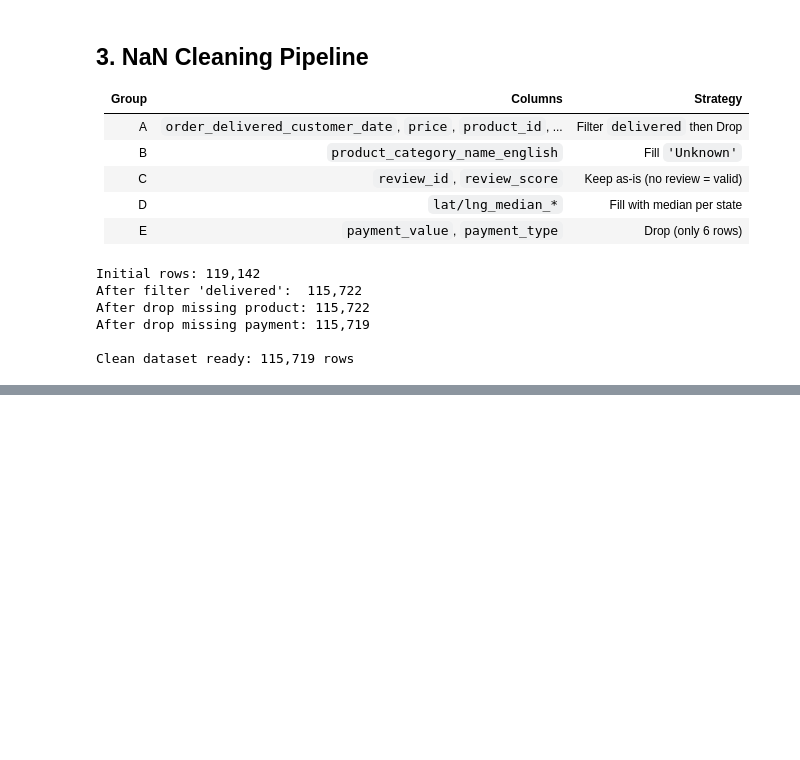
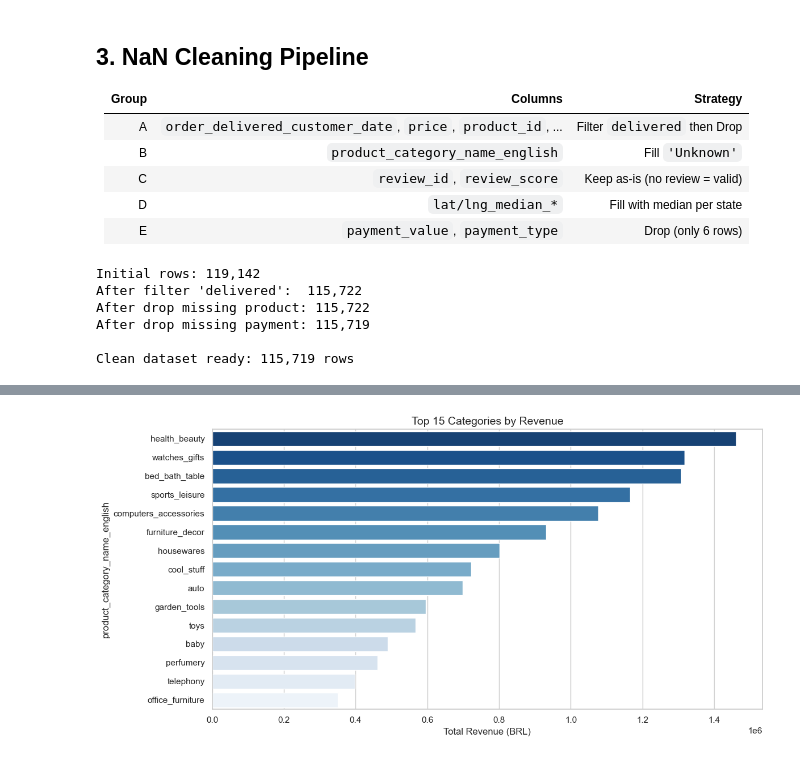
Before and after one commit to AIVIETNAM-AIO-TrangD/Project-1, a Jupyter notebook: notebooks/eda.ipynb, the cells around one changed output, grey strips where cells are left out. Cells and saved outputs as stored; diff of their text form; code cells hidden in the pictures; blank space fills up the shorter version.

```diff
--- a/notebooks/eda.ipynb
+++ b/notebooks/eda.ipynb
@@ -354,0 +321,13 @@ Output: D:\ILPT\Project\AIO-Conquer\Project-1\data\tableau_data
+# %%
+# Top 15 categories by revenue
+cat_rev = master.groupby('product_category_name_english')['revenue'].sum().sort_values(ascending=False).head(15)
+
+plt.figure(figsize=(12, 6))
+sns.barplot(x=cat_rev.values, y=cat_rev.index, palette='Blues_r')
+plt.title('Top 15 Categories by Revenue', fontsize=14)
+plt.xlabel('Total Revenue (BRL)')
+plt.tight_layout()
+plt.savefig(os.path.join(FIGURES_DIR, 'revenue_by_category.png'), dpi=100, bbox_inches='tight')
+plt.show()
+# %% [output]
+[figure, added]
```
Also changed, not shown: parts of 43 cells of this notebook.
